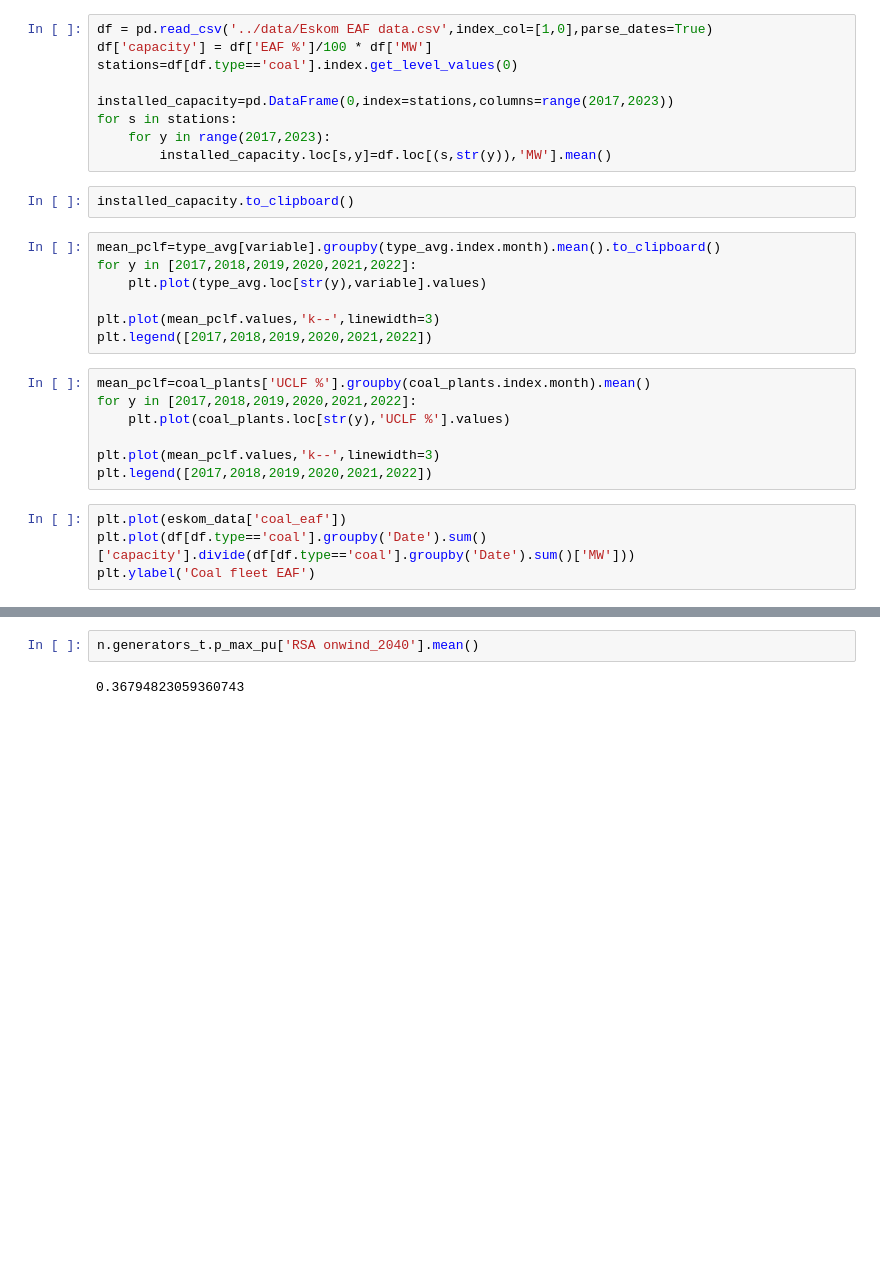
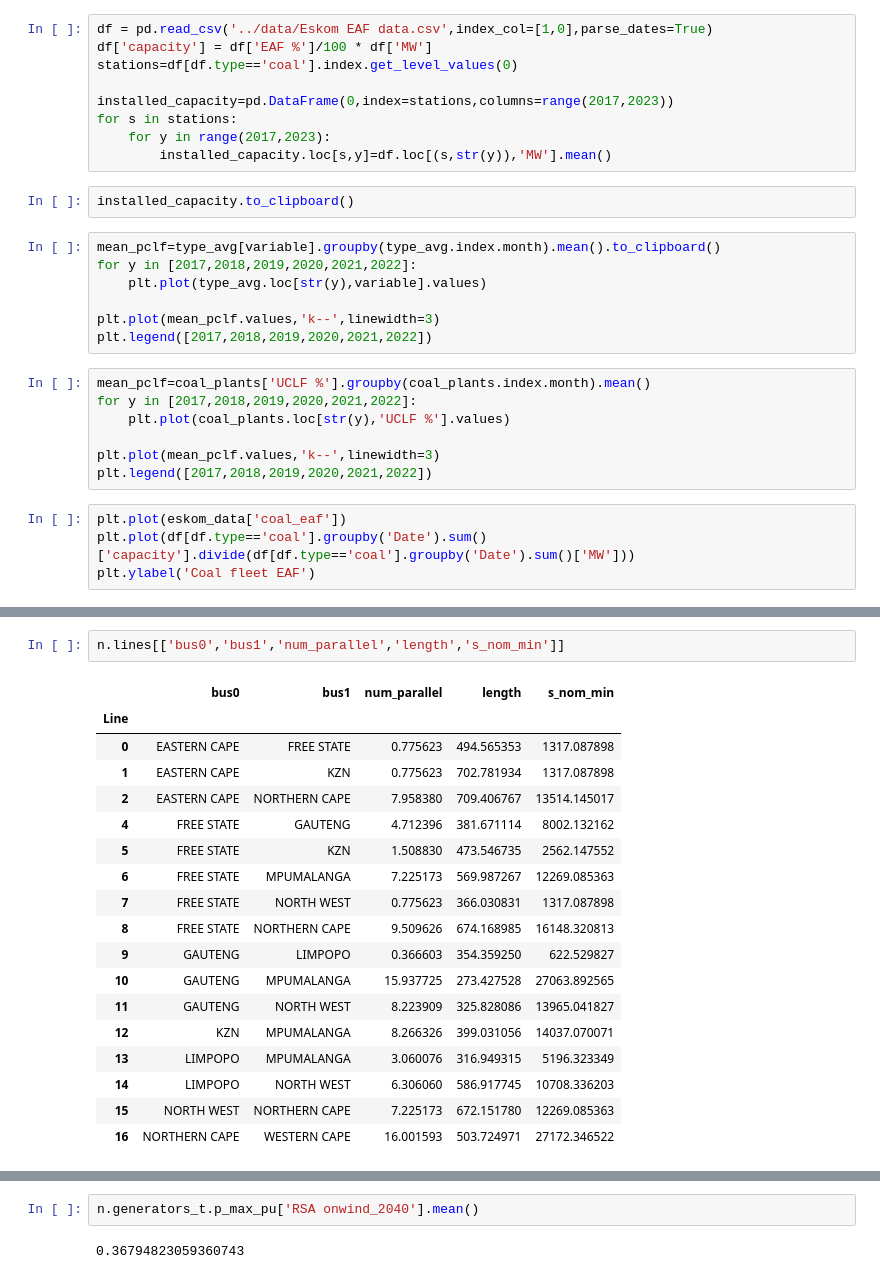
Before and after one commit to PyPSA/pypsa-za, a Jupyter notebook: notebooks/general_playground.ipynb, the cells around one changed output, grey strips where cells are left out. Saved outputs shown, nothing was run; the diff lists cells and outputs as text; blank space fills up the shorter version.

```diff
--- a/notebooks/general_playground.ipynb
+++ b/notebooks/general_playground.ipynb
@@ -108,0 +108,21 @@ n.carriers.loc['coal','co2_emissions']
+# %%
+n.lines[['bus0','bus1','num_parallel','length','s_nom_min']]
+# %% [output]
+|  | bus0 | bus1 | num_parallel | length | s_nom_min |
+| Line |  |  |  |  |  |
+| 0 | EASTERN CAPE | FREE STATE | 0.775623 | 494.565353 | 1317.087898 |
+| 1 | EASTERN CAPE | KZN | 0.775623 | 702.781934 | 1317.087898 |
+| 2 | EASTERN CAPE | NORTHERN CAPE | 7.958380 | 709.406767 | 13514.145017 |
+| 4 | FREE STATE | GAUTENG | 4.712396 | 381.671114 | 8002.132162 |
+| 5 | FREE STATE | KZN | 1.508830 | 473.546735 | 2562.147552 |
+| 6 | FREE STATE | MPUMALANGA | 7.225173 | 569.987267 | 12269.085363 |
+| 7 | FREE STATE | NORTH WEST | 0.775623 | 366.030831 | 1317.087898 |
+| 8 | FREE STATE | NORTHERN CAPE | 9.509626 | 674.168985 | 16148.320813 |
+| 9 | GAUTENG | LIMPOPO | 0.366603 | 354.359250 | 622.529827 |
+| 10 | GAUTENG | MPUMALANGA | 15.937725 | 273.427528 | 27063.892565 |
+| 11 | GAUTENG | NORTH WEST | 8.223909 | 325.828086 | 13965.041827 |
+| 12 | KZN | MPUMALANGA | 8.266326 | 399.031056 | 14037.070071 |
+| 13 | LIMPOPO | MPUMALANGA | 3.060076 | 316.949315 | 5196.323349 |
+| 14 | LIMPOPO | NORTH WEST | 6.306060 | 586.917745 | 10708.336203 |
+| 15 | NORTH WEST | NORTHERN CAPE | 7.225173 | 672.151780 | 12269.085363 |
+| 16 | NORTHERN CAPE | WESTERN CAPE | 16.001593 | 503.724971 | 27172.346522 |
```
Also changed, not shown: parts of 18 cells of this notebook, 27 other files.
